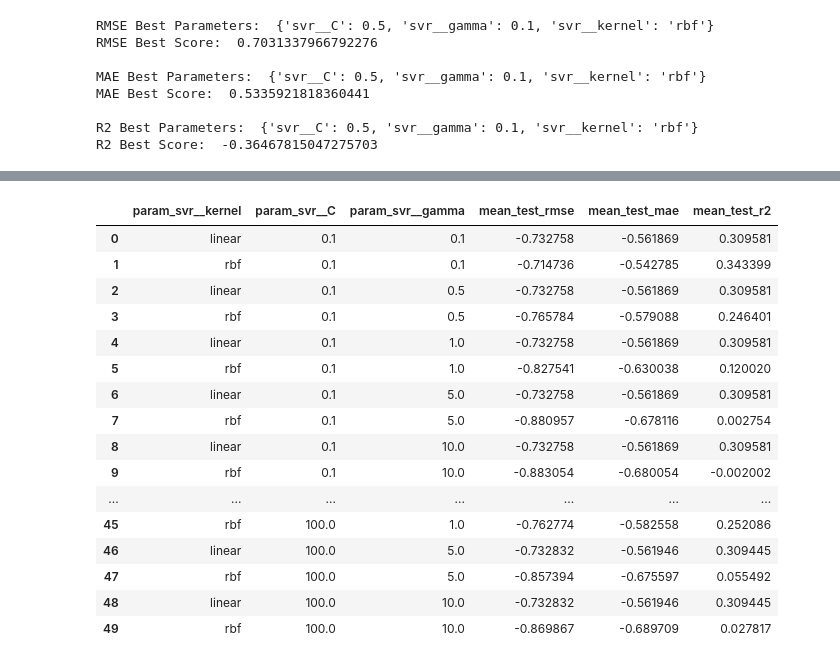
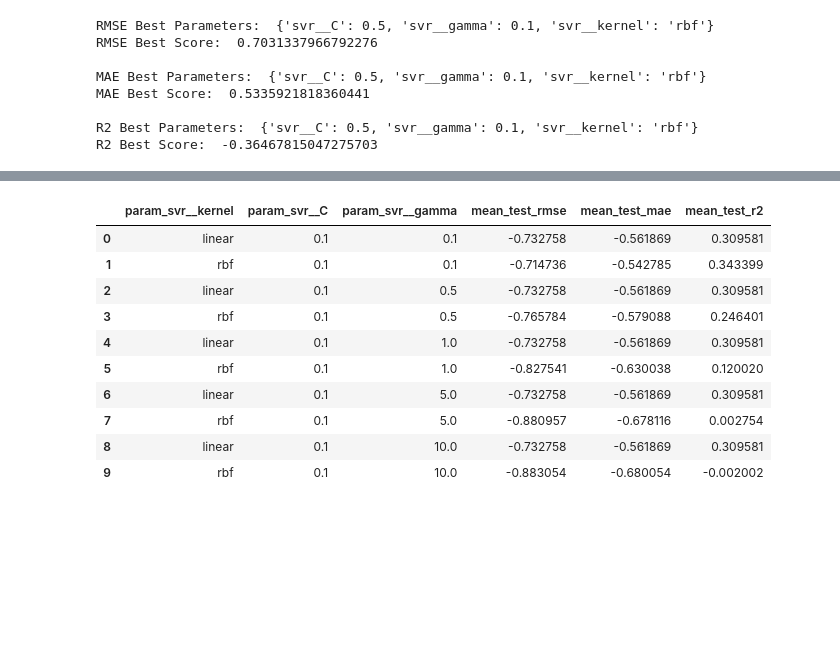
Before and after one commit to Dev-Flurssy/ml-projects, a Jupyter notebook: Notebooks/Exercise Notebooks/Exercise1.ipynb, the cells around one changed output, grey strips where cells are left out. Saved outputs shown, nothing was run; the diff lists cells and outputs as text; code cells hidden in the pictures; blank space fills up the shorter version.

```diff
--- a/Notebooks/Exercise Notebooks/Exercise1.ipynb
+++ b/Notebooks/Exercise Notebooks/Exercise1.ipynb
@@ -600,40 +594,34 @@ R2 Results:
 scoring = {
     'rmse': 'neg_root_mean_squared_error',
     'mae': 'neg_mean_absolute_error',
     'r2': 'r2'
 }
 
 grid_multi = GridSearchCV(
     make_pipeline(preprocessing, SVR()),
     param_grid,
     cv=3,
     scoring=scoring,
     refit='rmse',   # choose which metric decides the "best" model
     n_jobs=-1
 )
 
 grid_multi.fit(X_train, y_train)
 
 results_multi = pd.DataFrame(grid_multi.cv_results_)
-display(results_multi[['param_svr__kernel','param_svr__C','param_svr__gamma', 'mean_test_rmse','mean_test_mae','mean_test_r2']])
+display(results_multi[['param_svr__kernel','param_svr__C','param_svr__gamma', 'mean_test_rmse','mean_test_mae','mean_test_r2']].head(10))
 # %% [output]
 |  | param_svr__kernel | param_svr__C | param_svr__gamma | mean_test_rmse | mean_test_mae | mean_test_r2 |
 | 0 | linear | 0.1 | 0.1 | -0.732758 | -0.561869 | 0.309581 |
 | 1 | rbf | 0.1 | 0.1 | -0.714736 | -0.542785 | 0.343399 |
 | 2 | linear | 0.1 | 0.5 | -0.732758 | -0.561869 | 0.309581 |
 | 3 | rbf | 0.1 | 0.5 | -0.765784 | -0.579088 | 0.246401 |
 | 4 | linear | 0.1 | 1.0 | -0.732758 | -0.561869 | 0.309581 |
 | 5 | rbf | 0.1 | 1.0 | -0.827541 | -0.630038 | 0.120020 |
 | 6 | linear | 0.1 | 5.0 | -0.732758 | -0.561869 | 0.309581 |
 | 7 | rbf | 0.1 | 5.0 | -0.880957 | -0.678116 | 0.002754 |
 | 8 | linear | 0.1 | 10.0 | -0.732758 | -0.561869 | 0.309581 |
 | 9 | rbf | 0.1 | 10.0 | -0.883054 | -0.680054 | -0.002002 |
-| ... | ... | ... | ... | ... | ... | ... |
-| 45 | rbf | 100.0 | 1.0 | -0.762774 | -0.582558 | 0.252086 |
-| 46 | linear | 100.0 | 5.0 | -0.732832 | -0.561946 | 0.309445 |
-| 47 | rbf | 100.0 | 5.0 | -0.857394 | -0.675597 | 0.055492 |
-| 48 | linear | 100.0 | 10.0 | -0.732832 | -0.561946 | 0.309445 |
-| 49 | rbf | 100.0 | 10.0 | -0.869867 | -0.689709 | 0.027817 |
 # %%
 from sklearn.model_selection import RandomizedSearchCV
 from sklearn.pipeline import make_pipeline
```
Also changed, not shown: parts of 19 cells of this notebook, 3 other files.
